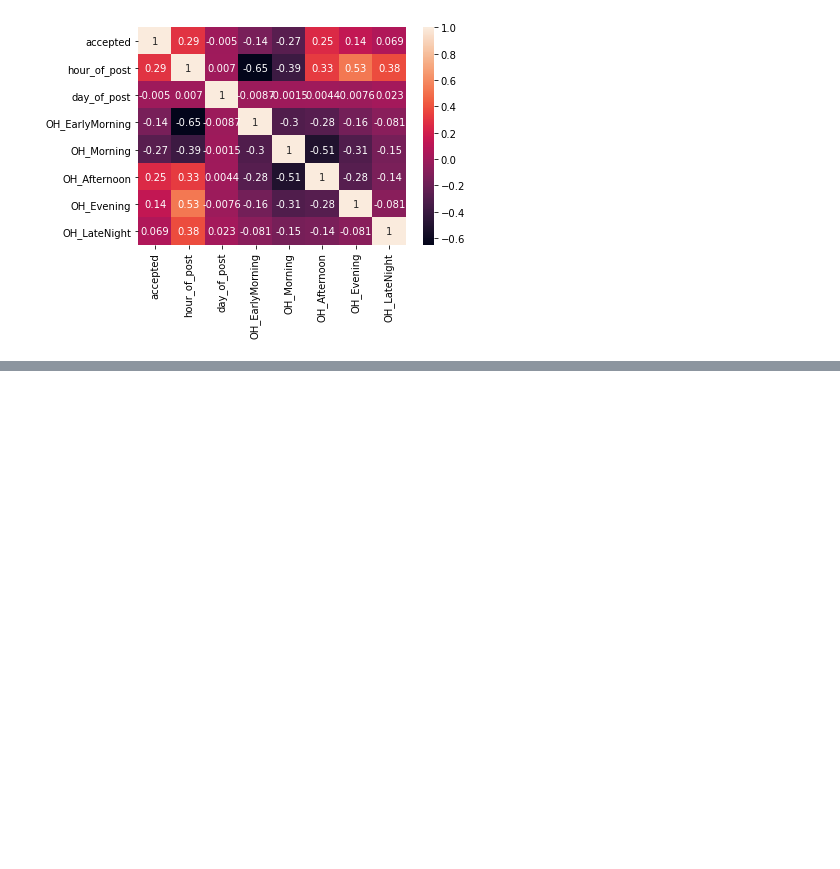
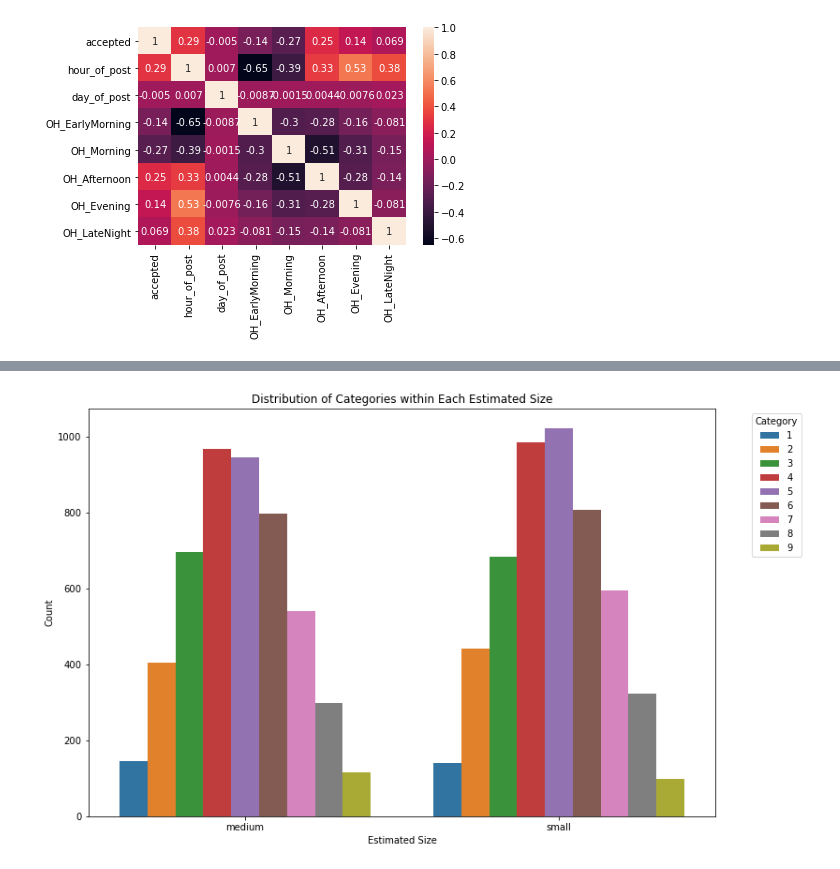
Before and after one commit to arsedianivan/hipages_tasks, a Jupyter notebook: HipagesEDA.ipynb, the cells around one changed output, grey strips where cells are left out. Drawn from its saved outputs; the diff is of its cells as text; code cells hidden in the pictures; blank space fills up the shorter version.

```diff
--- a/HipagesEDA.ipynb
+++ b/HipagesEDA.ipynb
@@ -312,0 +313,12 @@ plt.show()
+# %%
+# Plot the stacked bar plot
+plt.figure(figsize=(12, 8))
+category_distribution = jobs.groupby(['estimated_size', 'category']).size().reset_index(name='counts')
+sns.barplot(x='estimated_size', y='counts', hue='category', data=category_distribution)
+plt.title('Distribution of Categories within Each Estimated Size')
+plt.xlabel('Estimated Size')
+plt.ylabel('Count')
+plt.legend(title='Category', bbox_to_anchor=(1.05, 1), loc='upper left')
+plt.show()
+# %% [output]
+[figure, added]
```
Also changed, not shown: parts of 20 cells of this notebook.
